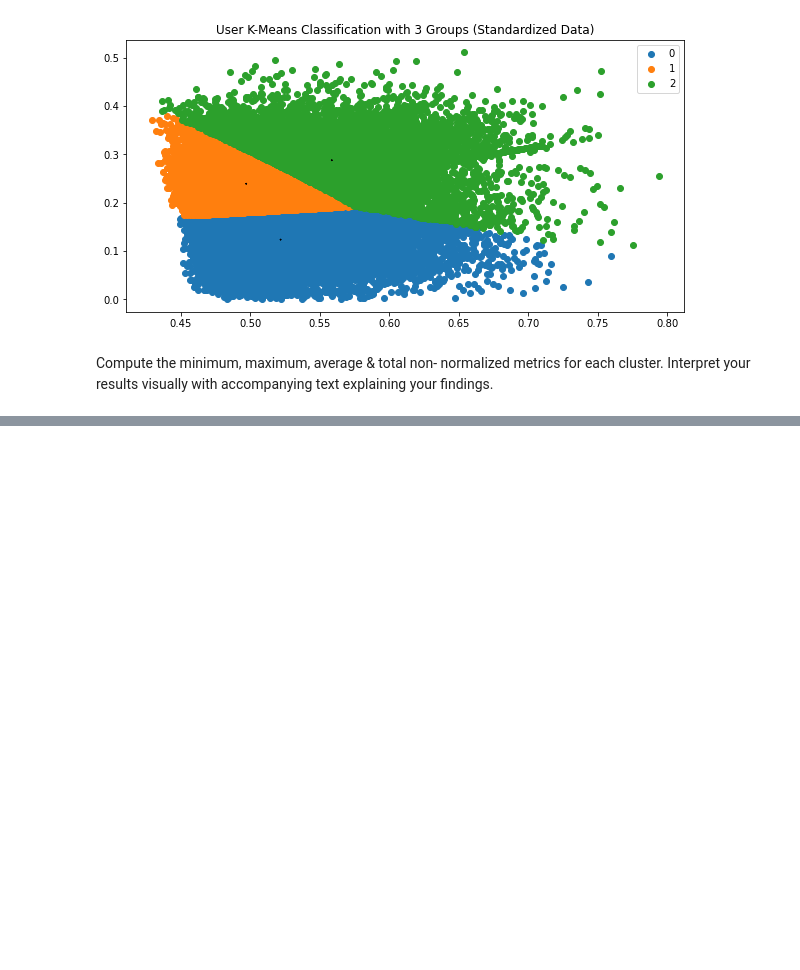
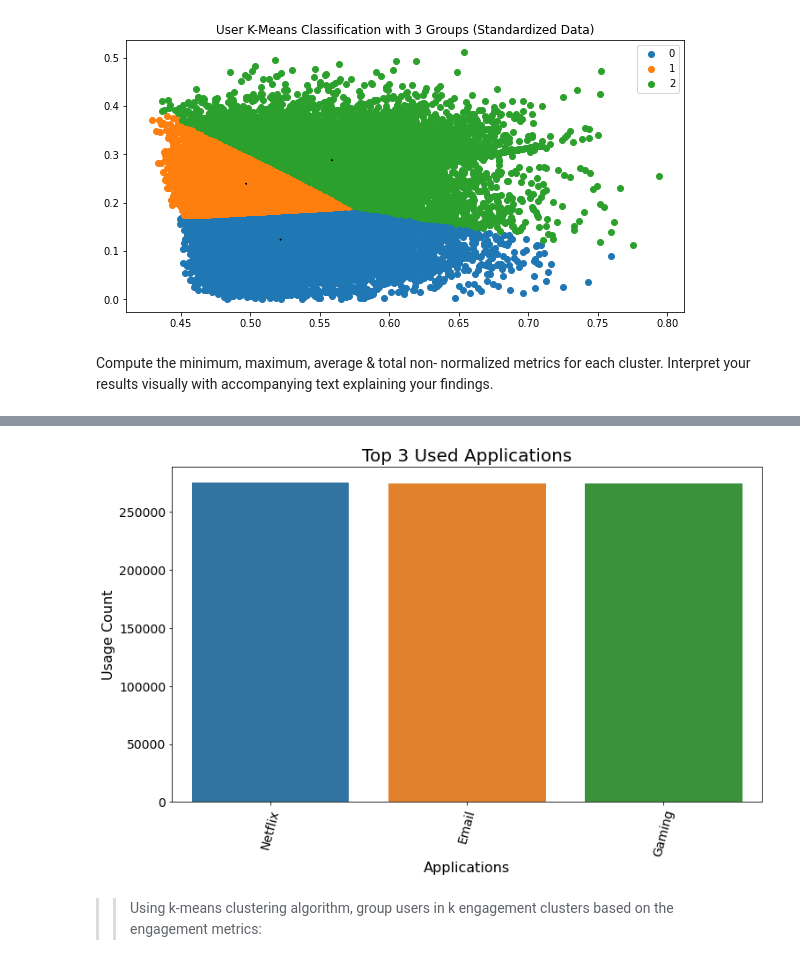
Before and after one commit to jedisam/Telecom-Data-Analysis, a Jupyter notebook: notebooks/userEngagementAnalysis.ipynb, the cells around one changed output, grey strips where cells are left out. Cells and saved outputs as stored; diff of their text form; code cells hidden in the pictures; blank space fills up the shorter version.

```diff
--- a/notebooks/userEngagementAnalysis.ipynb
+++ b/notebooks/userEngagementAnalysis.ipynb
@@ -258,0 +346,3 @@ Compute the minimum, maximum, average & total non- normalized metrics for each c
+# %%
+user_app_usage = df.groupby(
+    'msisdn/number').agg({ 'social_media': 'sum', 'gaming': 'sum', 'youtube': 'sum', 'netflix': 'sum', 'google': 'sum', 'email': 'sum', 'other': 'sum'})
@@ -258,0 +419,2 @@ Compute the minimum, maximum, average & total non- normalized metrics for each c
+# %%
+top_used_applications = user_app_usage.sum()
@@ -258,0 +426,2 @@ Compute the minimum, maximum, average & total non- normalized metrics for each c
+# %%
+top_3_used = top_used_applications.nlargest(3)
@@ -258,0 +435,6 @@ Compute the minimum, maximum, average & total non- normalized metrics for each c
+# %%
+pl.plot_bar(top_3_used, ["Netflix", "Email", "Gaming"], top_3_used.values, "Top 3 Used Applications", "Applications", "Usage Count")
+# %% [output]
+[figure, added]
+# %% [markdown]
+>> Using k-means clustering algorithm, group users in k engagement clusters based on the engagement metrics:
```
Also changed, not shown: parts of 35 cells of this notebook, 6 other files.
